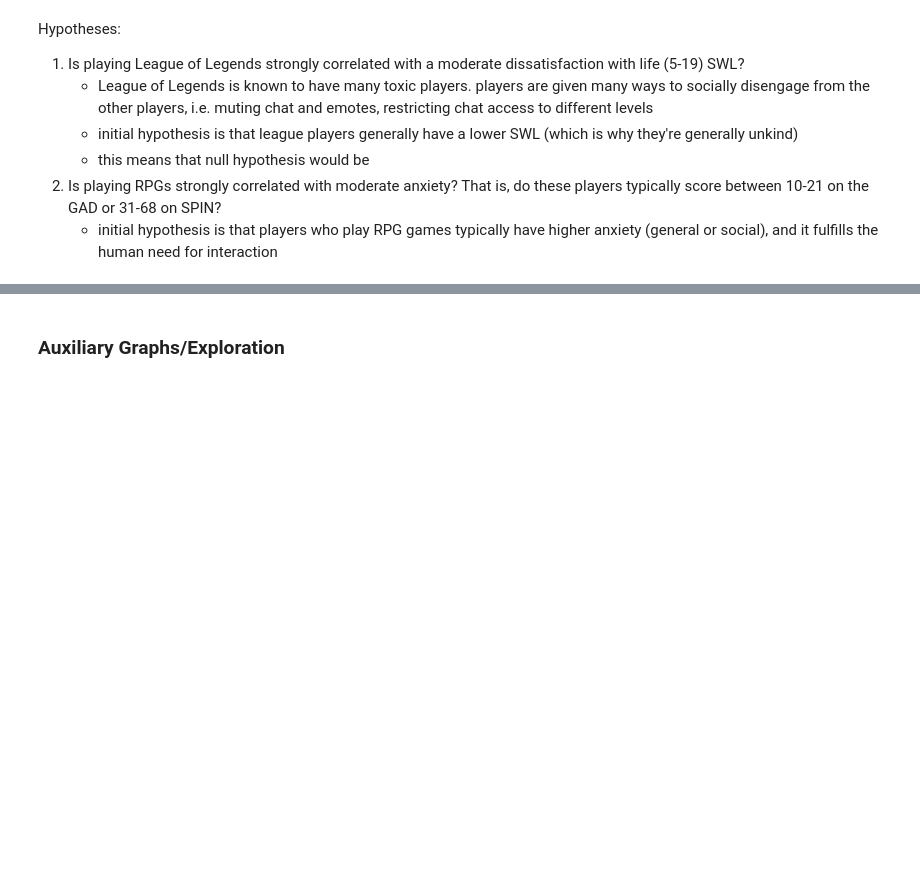
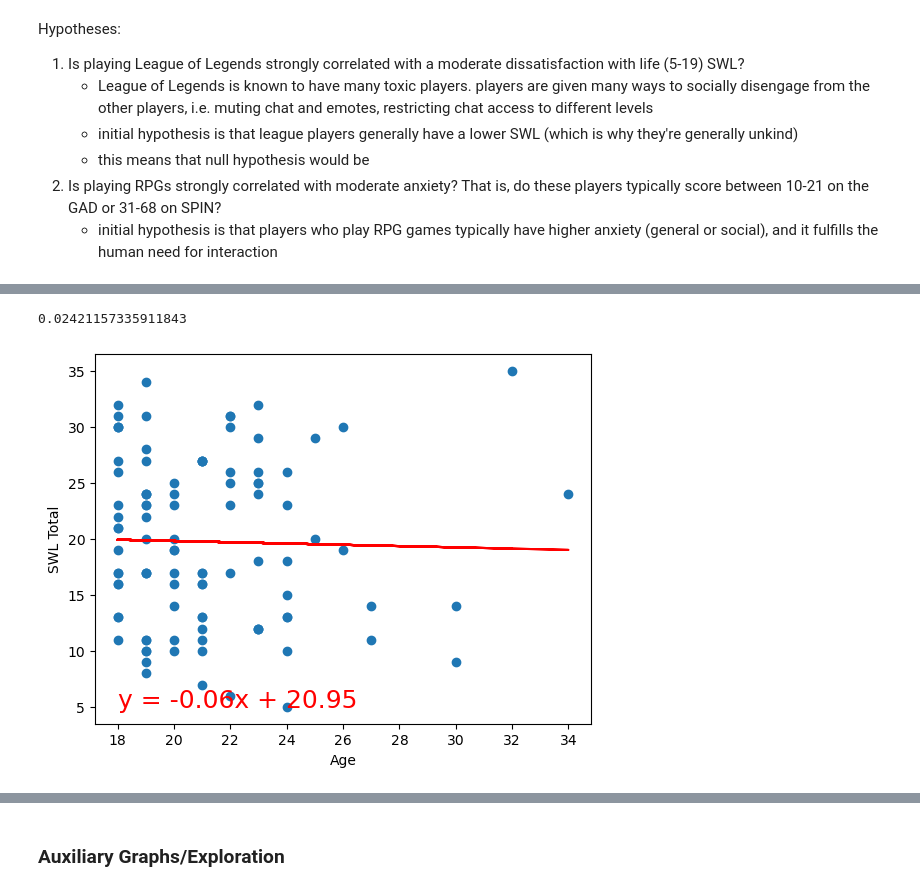
Before and after one commit to ComfyKoala/Project_1_Group_1, a Jupyter notebook: nikkos_analysis/nikkos_analysis.ipynb, the cells around one changed output, grey strips where cells are left out. Drawn from its saved outputs; the diff is of its cells as text; code cells hidden in the pictures; blank space fills up the shorter version.

```diff
--- a/nikkos_analysis/nikkos_analysis.ipynb
+++ b/nikkos_analysis/nikkos_analysis.ipynb
@@ -155,0 +214,6 @@ plot_linregress(agg_swl_lol.index, agg_swl_lol['mean'],'Age', 'Mean Total SWL Sc
+# %%
+# SWL Totals v Age
+plot_linregress(gaming_data['Age'].sample(100), gaming_data['SWL Total'].sample(100), 'Age', 'SWL Total')
+# %% [output]
+0.02421157335911843
+[figure, added]
```
Also changed, not shown: parts of 28 cells of this notebook.
